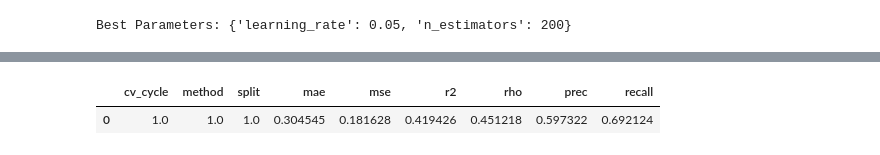
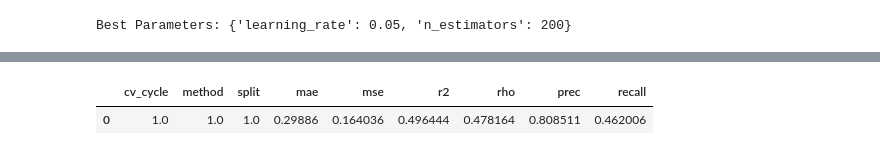
Before and after one commit to OpenADMET/openadmet-models, a Jupyter notebook: openadmet_models/notebooks/minimal_lgbm_regressor.ipynb, the cells around one changed output, grey strips where cells are left out. Saved outputs shown, nothing was run; the diff lists cells and outputs as text; code cells hidden in the pictures.

```diff
--- a/openadmet_models/notebooks/minimal_lgbm_regressor.ipynb
+++ b/openadmet_models/notebooks/minimal_lgbm_regressor.ipynb
@@ -150,18 +150,20 @@ sns.regplot(x=y_test, y=y_pred)
 from polaris_model_comparison import *
 # %%
 data_for_stats = pd.DataFrame()
+thresh =6.
+
 data_for_stats['pchembl'] = y_test
 data_for_stats['pchembl_pred'] = y_pred
 data_for_stats['fold'] = np.ones(len(y_test))
 data_for_stats['method'] = np.ones(len(y_test))
 data_for_stats['split'] = np.ones(len(y_test))
 data_for_stats['cv_cycle'] = np.ones(len(y_test))
-metrics = calc_regression_metrics(data_for_stats, "fold", "pchembl", "pchembl_pred", 5.5)
+metrics = calc_regression_metrics(data_for_stats, "fold", "pchembl", "pchembl_pred", thresh)
 metric_ls = metrics.columns[3:]
 
 df_split = metrics.query("split == 1")
 metrics
 # %% [output]
 |  | cv_cycle | method | split | mae | mse | r2 | rho | prec | recall |
-| 0 | 1.0 | 1.0 | 1.0 | 0.304545 | 0.181628 | 0.419426 | 0.451218 | 0.597322 | 0.692124 |
+| 0 | 1.0 | 1.0 | 1.0 | 0.29886 | 0.164036 | 0.496444 | 0.478164 | 0.808511 | 0.462006 |
 # %%
```
Also changed, not shown: parts of 7 cells of this notebook, 1 other file.
